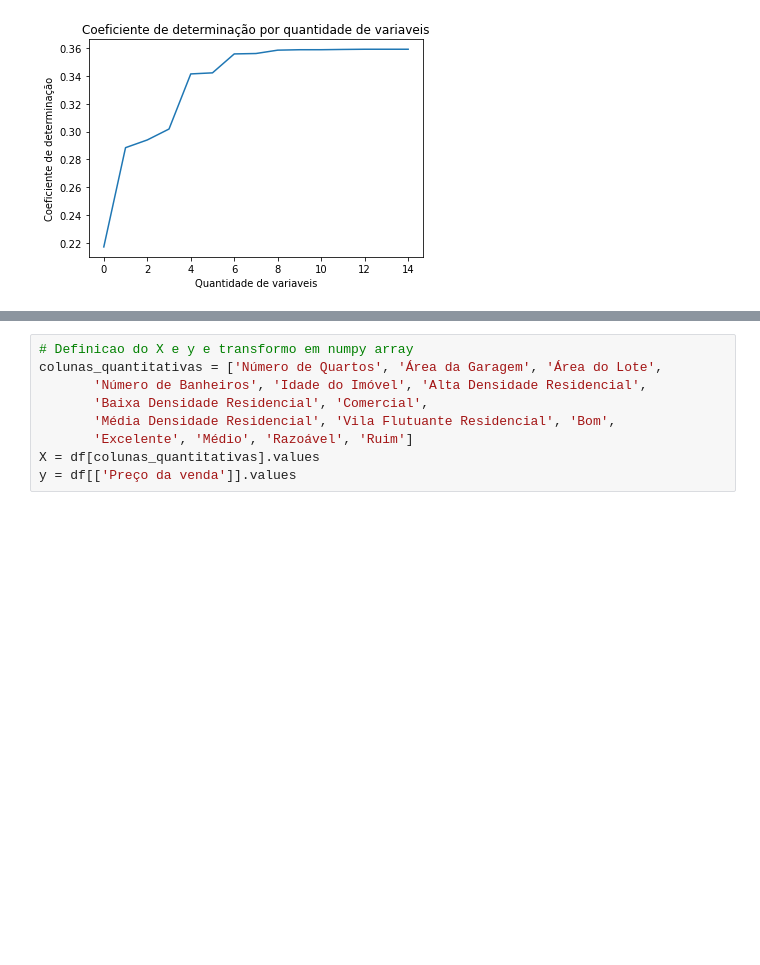
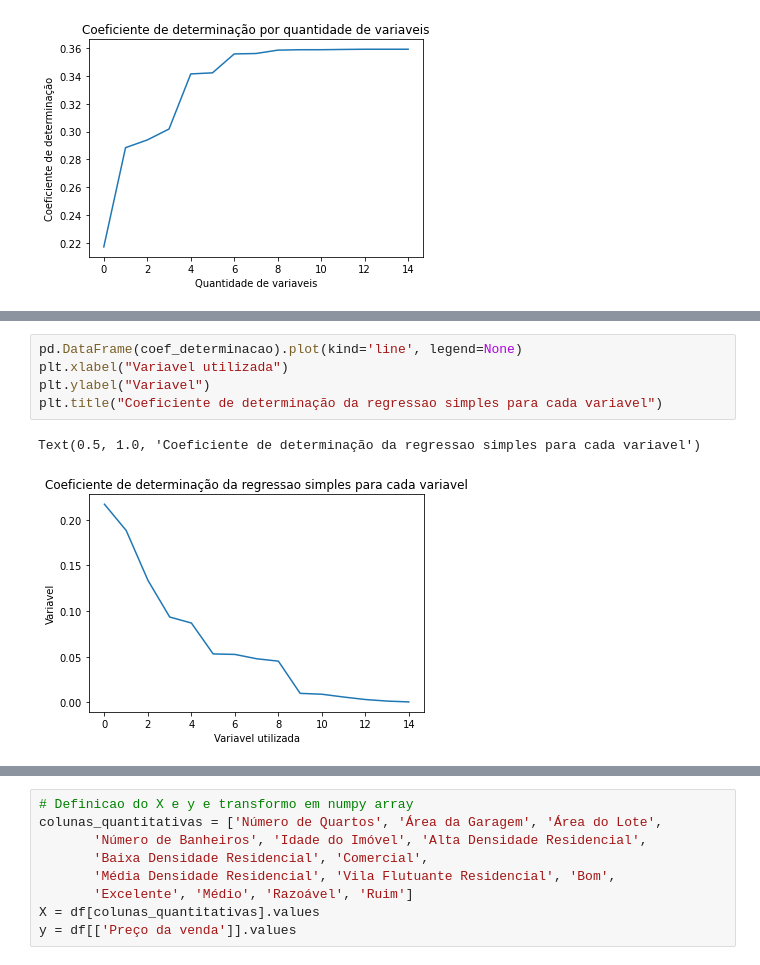
Before and after one commit to fabioheiji/mqaa, a Jupyter notebook: Regressao_Linear_Multipla.ipynb, the cells around one changed output, grey strips where cells are left out. Saved outputs shown, nothing was run; the diff lists cells and outputs as text; blank space fills up the shorter version.

```diff
--- a/Regressao_Linear_Multipla.ipynb
+++ b/Regressao_Linear_Multipla.ipynb
@@ -247,0 +312,8 @@ Text(0.5, 1.0, 'Coeficiente de determinação por quantidade de variaveis')
+# %%
+pd.DataFrame(coef_determinacao).plot(kind='line', legend=None)
+plt.xlabel("Variavel utilizada")
+plt.ylabel("Variavel")
+plt.title("Coeficiente de determinação da regressao simples para cada variavel")
+# %% [output]
+Text(0.5, 1.0, 'Coeficiente de determinação da regressao simples para cada variavel')
+[figure, added]
```
Also changed, not shown: parts of 7 cells of this notebook.
